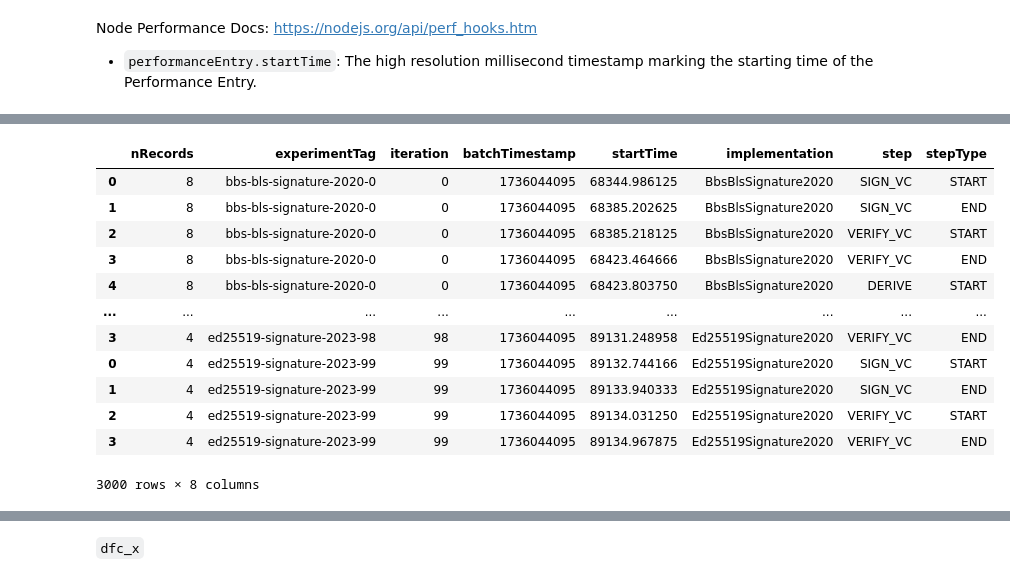
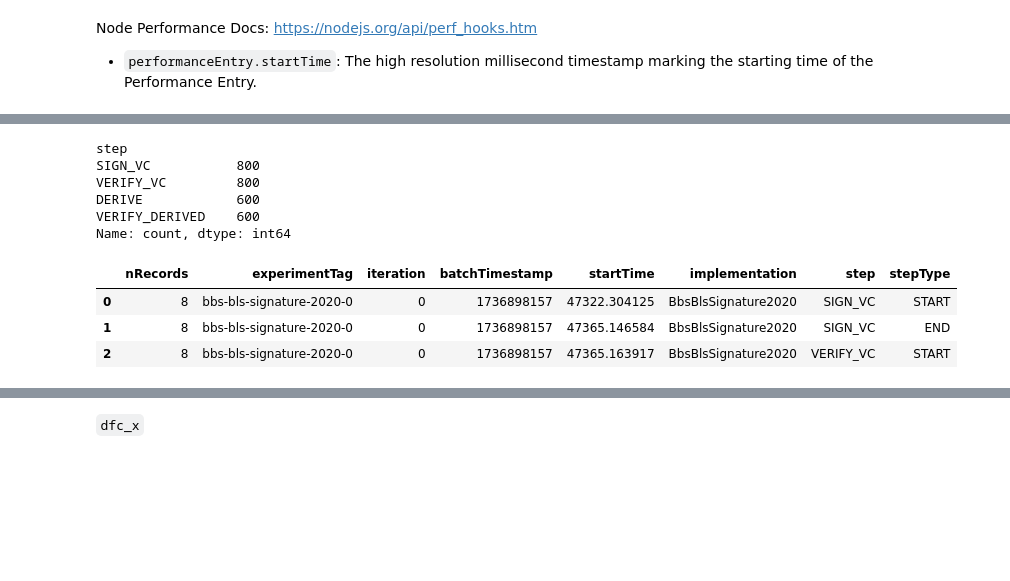
Before and after one commit to SolidLabResearch/vc-benchmark, a Jupyter notebook: SHARCS-perf-analysis-Copy1.ipynb, the cells around one changed output, grey strips where cells are left out. Drawn from its saved outputs; the diff is of its cells as text; code cells hidden in the pictures; blank space fills up the shorter version.

```diff
--- a/SHARCS-perf-analysis-Copy1.ipynb
+++ b/SHARCS-perf-analysis-Copy1.ipynb
@@ -39,7 +39,10 @@ def load_performance_record(fpath: str) -> pd.DataFrame:
 
 dfs = []
 for i,fpath in enumerate(sorted(fpaths_performance_records)):
-    dfs.append(load_performance_record(fpath))
+    try:
+        dfs.append(load_performance_record(fpath))
+    except Exception as e:
+        print(f'Error occurred for [{i}] {fpath}: ', e)
 # %%
 def preprocess_dfc(dfc: pd.DataFrame) -> pd.DataFrame:
     dfc = dfc.drop(['entryType', 'duration'], axis=1)
@@ -72,19 +75,19 @@ print(dfc.shape)
+# %%
+dfc.step.value_counts(dropna=False)
+# %% [output]
+step
+SIGN_VC           800
+VERIFY_VC         800
+DERIVE            600
+VERIFY_DERIVED    600
+Name: count, dtype: int64
 # %%
-dfc.sort_values(['experimentTag','iteration'])
+dfc.sort_values(['experimentTag','iteration']).head(3)
 # %% [output]
 |  | nRecords | experimentTag | iteration | batchTimestamp | startTime | implementation | step | stepType |
-| 0 | 8 | bbs-bls-signature-2020-0 | 0 | 1736044095 | 68344.986125 | BbsBlsSignature2020 | SIGN_VC | START |
-| 1 | 8 | bbs-bls-signature-2020-0 | 0 | 1736044095 | 68385.202625 | BbsBlsSignature2020 | SIGN_VC | END |
-| 2 | 8 | bbs-bls-signature-2020-0 | 0 | 1736044095 | 68385.218125 | BbsBlsSignature2020 | VERIFY_VC | START |
-| 3 | 8 | bbs-bls-signature-2020-0 | 0 | 1736044095 | 68423.464666 | BbsBlsSignature2020 | VERIFY_VC | END |
-| 4 | 8 | bbs-bls-signature-2020-0 | 0 | 1736044095 | 68423.803750 | BbsBlsSignature2020 | DERIVE | START |
-| ... | ... | ... | ... | ... | ... | ... | ... | ... |
-| 3 | 4 | ed25519-signature-2023-98 | 98 | 1736044095 | 89131.248958 | Ed25519Signature2020 | VERIFY_VC | END |
-| 0 | 4 | ed25519-signature-2023-99 | 99 | 1736044095 | 89132.744166 | Ed25519Signature2020 | SIGN_VC | START |
-| 1 | 4 | ed25519-signature-2023-99 | 99 | 1736044095 | 89133.940333 | Ed25519Signature2020 | SIGN_VC | END |
-| 2 | 4 | ed25519-signature-2023-99 | 99 | 1736044095 | 89134.031250 | Ed25519Signature2020 | VERIFY_VC | START |
-| 3 | 4 | ed25519-signature-2023-99 | 99 | 1736044095 | 89134.967875 | Ed25519Signature2020 | VERIFY_VC | END |
+| 0 | 8 | bbs-bls-signature-2020-0 | 0 | 1736898157 | 47322.304125 | BbsBlsSignature2020 | SIGN_VC | START |
+| 1 | 8 | bbs-bls-signature-2020-0 | 0 | 1736898157 | 47365.146584 | BbsBlsSignature2020 | SIGN_VC | END |
+| 2 | 8 | bbs-bls-signature-2020-0 | 0 | 1736898157 | 47365.163917 | BbsBlsSignature2020 | VERIFY_VC | START |
-3000 rows × 8 columns
 # %%
 dfc.groupby(['implementation', 'iteration']).size()
 # %% [output]
```
Also changed, not shown: parts of 32 cells of this notebook, 8 other files.
